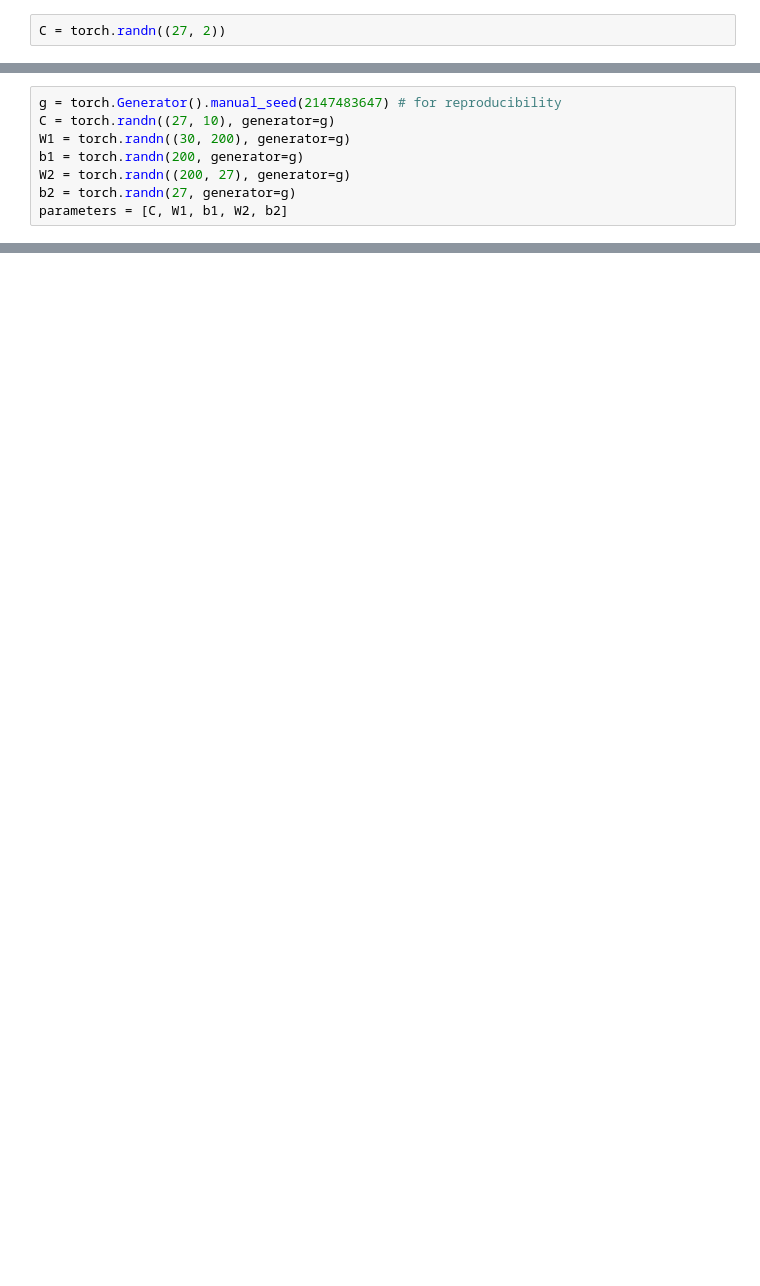
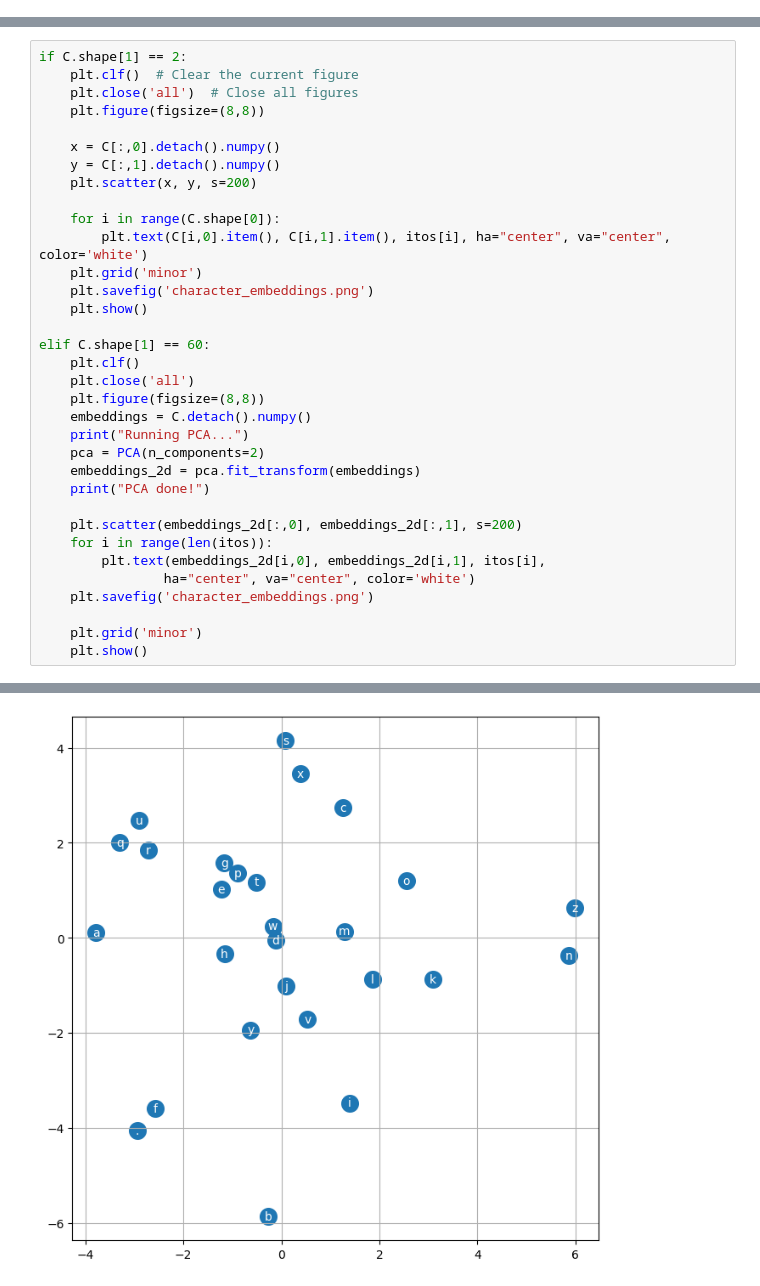
Before and after one commit to KristinaPoliakova/Neural-Networks-Zero-to-Hero-implementations, a Jupyter notebook: makemore/makemore_part2_mlp.ipynb, the cells around one changed output, grey strips where cells are left out. Cells and saved outputs as stored; diff of their text form; blank space fills up the shorter version.

```diff
--- a/makemore/makemore_part2_mlp.ipynb
+++ b/makemore/makemore_part2_mlp.ipynb
@@ -74,2 +50,0 @@ torch.Size([22803, 3]) torch.Size([22803])
-# %%
-C = torch.randn((27, 2))
@@ -110,8 +50,0 @@ Xtr.shape, Ytr.shape # dataset
-# %%
-g = torch.Generator().manual_seed(2147483647) # for reproducibility
-C = torch.randn((27, 10), generator=g)
-W1 = torch.randn((30, 200), generator=g)
-b1 = torch.randn(200, generator=g)
-W2 = torch.randn((200, 27), generator=g)
-b2 = torch.randn(27, generator=g)
-parameters = [C, W1, b1, W2, b2]
@@ -199,0 +145,35 @@ torch.Size([1, 3, 10])
+# %%
+if C.shape[1] == 2:
+    plt.clf()  # Clear the current figure
+    plt.close('all')  # Close all figures
+    plt.figure(figsize=(8,8))
+
+    x = C[:,0].detach().numpy()
+    y = C[:,1].detach().numpy()
+    plt.scatter(x, y, s=200)
+
+    for i in range(C.shape[0]):
+        plt.text(C[i,0].item(), C[i,1].item(), itos[i], ha="center", va="center", color='white')
+    plt.grid('minor')
+    plt.savefig('character_embeddings.png')
+    plt.show()
+
+elif C.shape[1] == 60:
+    plt.clf()
+    plt.close('all')
+    plt.figure(figsize=(8,8))
+    embeddings = C.detach().numpy()
+    print("Running PCA...")
+    pca = PCA(n_components=2)
+    embeddings_2d = pca.fit_transform(embeddings)
+    print("PCA done!")
+
+    plt.scatter(embeddings_2d[:,0], embeddings_2d[:,1], s=200)
+    for i in range(len(itos)):
+        plt.text(embeddings_2d[i,0], embeddings_2d[i,1], itos[i],
+                ha="center", va="center", color='white')
+    plt.savefig('character_embeddings.png')
+
+    plt.grid('minor')
+    plt.show()
+# %% [output]
@@ -199,0 +182 @@ torch.Size([1, 3, 10])
+[figure, added]
```
Also changed, not shown: parts of 37 cells of this notebook, 3 other files.
